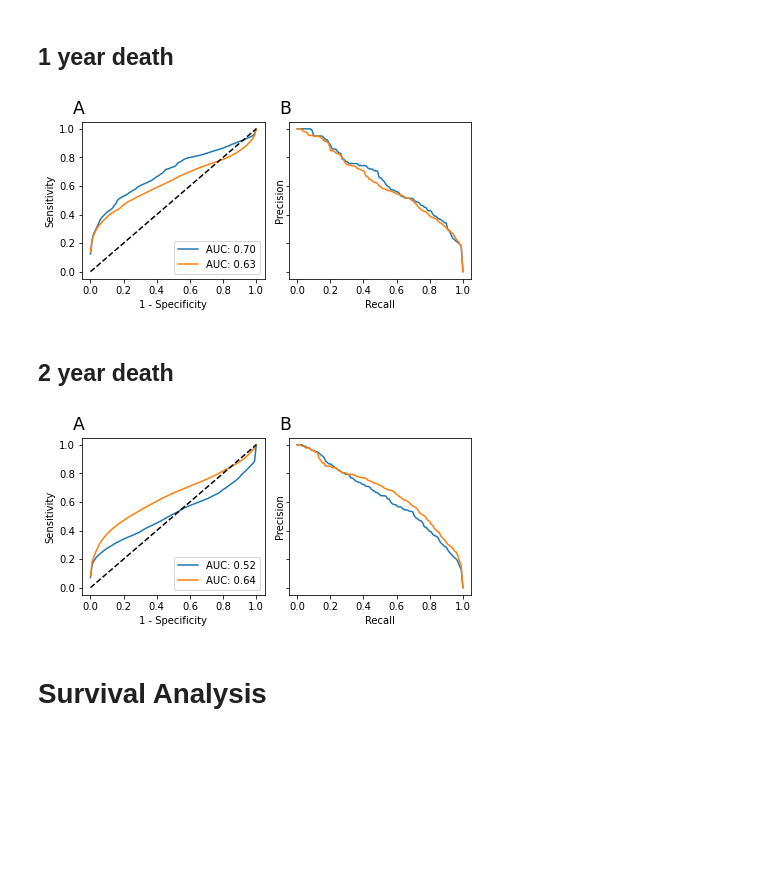
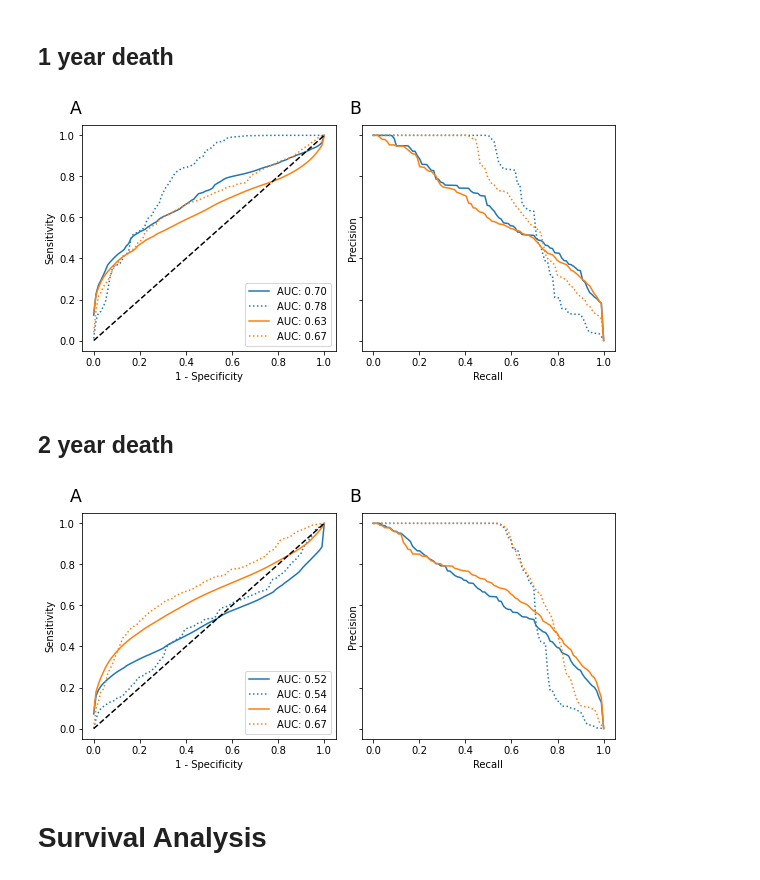
Before and after one commit to c-whitley/PHD, a Jupyter notebook: Prognosis_Plots.ipynb, the cells around one changed output. Saved outputs shown, nothing was run; the diff lists cells and outputs as text; code cells hidden in the pictures; blank space fills up the shorter version.

```diff
--- a/Prognosis_Plots.ipynb
+++ b/Prognosis_Plots.ipynb
@@ -310,48 +359,79 @@ fig.savefig('./Prognosis_Paper_Plots/Stats_Plots/Stats_Plot_2yeardeath.pdf', bbo
 # %% [markdown]
 ## 1 year death
 # %%
-fig, (ax1, ax2) = plt.subplots(ncols=2, figsize=(6,3), sharey=True, constrained_layout = True)
+fig, (ax1, ax2) = plt.subplots(ncols=2, figsize=(8,4), sharey=True, constrained_layout = True)
 
 x = np.linspace(0,1,100)
 
+c1, c2 = 'tab:blue' , 'tab:orange'
+
+# mean ASMA ROC
 auc1 = np.mean(unfilt_dicts['1yd_ASMA']['Normal LR']['Stats']['AUC'])
-ax1.plot(x, unfilt_dicts['1yd_ASMA']['Normal LR']['ROC Curves'].mean(axis=0), label=f'AUC: {auc1:0.2f}')
+ax1.plot(x, unfilt_dicts['1yd_ASMA']['Normal LR']['ROC Curves'].mean(axis=0), label=f'AUC: {auc1:0.2f}', c=c1)
 
+# median ASMA ROC
+auc1 = np.median(unfilt_dicts['1yd_ASMA']['Normal LR']['Stats']['AUC'])
+ax1.plot(x, np.median(unfilt_dicts['1yd_ASMA']['Normal LR']['ROC Curves'],axis=0), label=f'AUC: {auc1:0.2f}', ls=':', c=c1)
+
+# mean noASMA ROC
 auc2 = np.mean(unfilt_dicts['1yd_no_ASMA']['Normal LR']['Stats']['AUC'])
-ax1.plot(x, unfilt_dicts['1yd_no_ASMA']['Normal LR']['ROC Curves'].mean(axis=0), label=f'AUC: {auc2:0.2f}')
+ax1.plot(x, unfilt_dicts['1yd_no_ASMA']['Normal LR']['ROC Curves'].mean(axis=0), label=f'AUC: {auc2:0.2f}', c=c2)
+
+# median noASMA ROC
+auc2 = np.median(unfilt_dicts['1yd_no_ASMA']['Normal LR']['Stats']['AUC'])
+ax1.plot(x, np.median(unfilt_dicts['1yd_no_ASMA']['Normal LR']['ROC Curves'],axis=0), label=f'AUC: {auc2:0.2f}', ls=':', c=c2)
 
 ax1.plot([0,1],[0,1], ls='--', c='black')
 ax1.set_xlabel('1 - Specificity')
 ax1.set_ylabel('Sensitivity')
 ax1.text(-0.05, 1.05, 'A', size='xx-large', transform=ax1.transAxes)
 ax1.legend(loc=4)
 
 # ------------------------------------------------------------------------------------------------------------
 
 auc3 = np.mean(unfilt_dicts['1yd_ASMA']['Normal LR']['Stats']['AUC'])
-ax2.plot(x, unfilt_dicts['1yd_ASMA']['Normal LR']['PR Curves'].mean(axis=0))
+ax2.plot(x, unfilt_dicts['1yd_ASMA']['Normal LR']['PR Curves'].mean(axis=0), c=c1)
+
+auc3 = np.mean(unfilt_dicts['1yd_ASMA']['Normal LR']['Stats']['AUC'])
+ax2.plot(x, np.median(unfilt_dicts['1yd_ASMA']['Normal LR']['PR Curves'], axis=0), ls=':', c=c1)
 
 auc4 = np.mean(unfilt_dicts['1yd_no_ASMA']['Normal LR']['Stats']['AUC'])
-ax2.plot(x, unfilt_dicts['1yd_no_ASMA']['Normal LR']['PR Curves'].mean(axis=0))
+ax2.plot(x, unfilt_dicts['1yd_no_ASMA']['Normal LR']['PR Curves'].mean(axis=0), c=c2)
+
+
+ax2.plot(x, np.median(unfilt_dicts['1yd_no_ASMA']['Normal LR']['PR Curves'], axis=0), ls=':', c=c2)
+
 
 ax2.set_xlabel('Recall')
 ax2.set_ylabel('Precision')
 ax2.text(-0.05, 1.05, 'B', size='xx-large', transform=ax2.transAxes)
 fig.savefig('./Prognosis_Paper_Plots/ROC_PR_Curves/1yeardeath.pdf', bbox_inches='tight')
 # %% [output]
-[figure, old version]
+[figure, new version]
 # %% [markdown]
 ## 2 year death
 # %%
-fig, (ax1, ax2) = plt.subplots(ncols=2, figsize=(6,3), sharey=True, constrained_layout = True)
+fig, (ax1, ax2) = plt.subplots(ncols=2, figsize=(8,4), sharey=True, constrained_layout = True)
 
 x = np.linspace(0,1,100)
 
+c1, c2 = 'tab:blue' , 'tab:orange'
+
+# mean ASMA ROC
 auc1 = np.mean(unfilt_dicts['2yd_ASMA']['Normal LR']['Stats']['AUC'])
-ax1.plot(x, unfilt_dicts['2yd_ASMA']['Normal LR']['ROC Curves'].mean(axis=0), label=f'AUC: {auc1:0.2f}')
+ax1.plot(x, unfilt_dicts['2yd_ASMA']['Normal LR']['ROC Curves'].mean(axis=0), label=f'AUC: {auc1:0.2f}', c=c1)
 
+# median ASMA ROC
+auc1 = np.median(unfilt_dicts['2yd_ASMA']['Normal LR']['Stats']['AUC'])
+ax1.plot(x, np.median(unfilt_dicts['2yd_ASMA']['Normal LR']['ROC Curves'],axis=0), label=f'AUC: {auc1:0.2f}', ls=':', c=c1)
+
+# mean noASMA ROC
 auc2 = np.mean(unfilt_dicts['2yd_no_ASMA']['Normal LR']['Stats']['AUC'])
-ax1.plot(x, unfilt_dicts['2yd_no_ASMA']['Normal LR']['ROC Curves'].mean(axis=0), label=f'AUC: {auc2:0.2f}')
+ax1.plot(x, unfilt_dicts['2yd_no_ASMA']['Normal LR']['ROC Curves'].mean(axis=0), label=f'AUC: {auc2:0.2f}', c=c2)
+
+# median noASMA ROC
+auc2 = np.median(unfilt_dicts['2yd_no_ASMA']['Normal LR']['Stats']['AUC'])
+ax1.plot(x, np.median(unfilt_dicts['2yd_no_ASMA']['Normal LR']['ROC Curves'],axis=0), label=f'AUC: {auc2:0.2f}', ls=':', c=c2)
 
 ax1.plot([0,1],[0,1], ls='--', c='black')
 ax1.set_xlabel('1 - Specificity')
@@ -362,17 +442,24 @@ ax1.legend(loc=4)
 # ------------------------------------------------------------------------------------------------------------
 
 auc3 = np.mean(unfilt_dicts['2yd_ASMA']['Normal LR']['Stats']['AUC'])
-ax2.plot(x, unfilt_dicts['2yd_ASMA']['Normal LR']['PR Curves'].mean(axis=0))
+ax2.plot(x, unfilt_dicts['2yd_ASMA']['Normal LR']['PR Curves'].mean(axis=0), c=c1)
+
+auc3 = np.mean(unfilt_dicts['2yd_ASMA']['Normal LR']['Stats']['AUC'])
+ax2.plot(x, np.median(unfilt_dicts['2yd_ASMA']['Normal LR']['PR Curves'], axis=0), ls=':', c=c1)
 
 auc4 = np.mean(unfilt_dicts['2yd_no_ASMA']['Normal LR']['Stats']['AUC'])
-ax2.plot(x, unfilt_dicts['2yd_no_ASMA']['Normal LR']['PR Curves'].mean(axis=0))
+ax2.plot(x, unfilt_dicts['2yd_no_ASMA']['Normal LR']['PR Curves'].mean(axis=0), c=c2)
+
+
+ax2.plot(x, np.median(unfilt_dicts['2yd_no_ASMA']['Normal LR']['PR Curves'], axis=0), ls=':', c=c2)
+
 
 ax2.set_xlabel('Recall')
 ax2.set_ylabel('Precision')
 ax2.text(-0.05, 1.05, 'B', size='xx-large', transform=ax2.transAxes)
 fig.savefig('./Prognosis_Paper_Plots/ROC_PR_Curves/2yeardeath.pdf', bbox_inches='tight')
 # %% [output]
-[figure, old version]
+[figure, new version]
 # %% [markdown]
 # Survival Analysis
 # %% [markdown]
```
Also changed, not shown: parts of 13 cells of this notebook, 28 other files.
